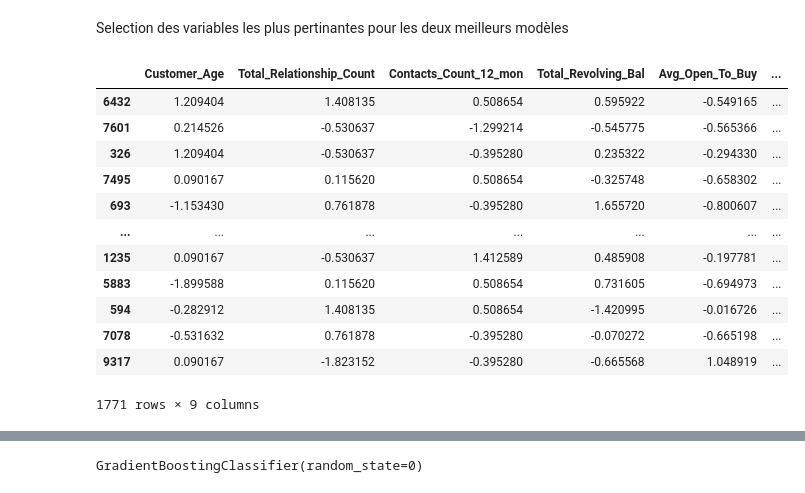
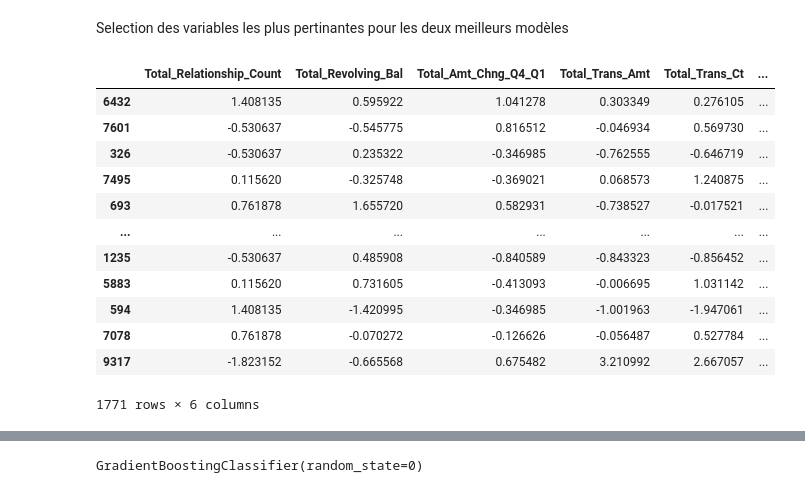
Before and after one commit to kocice/churn-prediction, a Jupyter notebook: banque.ipynb, the cells around one changed output, grey strips where cells are left out. Drawn from its saved outputs; the diff is of its cells as text; code cells hidden in the pictures.

```diff
--- a/banque.ipynb
+++ b/banque.ipynb
@@ -10,5 +10,5 @@ data = pd.read_csv(fichier_url, sep=";", na_values="Unknown")
 # %%
 df = data.copy()
 # %%
-df.drop('CLIENTNUM', 1, inplace=True)
+df.drop('CLIENTNUM', axis=1, inplace=True)
 # %%
@@ -64,6 +68,6 @@ Ratio de ligne manquante: 30.07800928211711
 # %%
 # Suppresion des données manquantes
-df.drop(index_with_nan, 0, inplace=True)
+df.drop(index_with_nan, axis=0, inplace=True)
 df.shape[0]
 # %% [output]
 7081
@@ -321,3 +325,8 @@ et le `recall` de bien classé pour ***la modalité positive***
 Le Modèle SVM n'arrive pas à avoir de bonne performance
 # %% [markdown]
 ## Feature selection
+# %%
+gd_boost.fit(X_train, Y_train)
+ypred_gd_boost = model.predict(X_test)
+model_boost.fit(X_train, Y_train)
+ypred_model_boost = model.predict(X_test)
@@ -340,7 +351,7 @@ pd.DataFrame(model_boost.feature_importances_, index=X_train.columns).plot.bar(f
 <matplotlib.axes._subplots.AxesSubplot at 0x...>
 [figure]
 # %%
-feature_model_boost = pd.DataFrame(model_boost.feature_importances_, index=X_train.columns)
-best_data1 = feature_model_boost.T
+feature_gd_boost = pd.DataFrame(gd_boost.feature_importances_, index=X_train.columns)
+best_data1 = feature_gd_boost.T
 b = pd.DataFrame(best_data1>=0.04)
-b[b == True].dropna(1)
+b = b[b == True].dropna(1)
@@ -366,20 +381,20 @@ Index(['Customer_Age', 'Total_Relationship_Count', 'Contacts_Count_12_mon',
 # %% [markdown]
 Selection des variables les plus pertinantes pour les deux meilleurs modèles
 # %%
-X_train = X_train[a.columns]
-X_test = X_test[a.columns]
+X_train = X_train[b.columns]
+X_test = X_test[b.columns]
 X_test
 # %% [output]
-|  | Customer_Age | Total_Relationship_Count | Contacts_Count_12_mon | Total_Revolving_Bal | Avg_Open_To_Buy | ... |
-| 6432 | 1.209404 | 1.408135 | 0.508654 | 0.595922 | -0.549165 | ... |
-| 7601 | 0.214526 | -0.530637 | -1.299214 | -0.545775 | -0.565366 | ... |
-| 326 | 1.209404 | -0.530637 | -0.395280 | 0.235322 | -0.294330 | ... |
-| 7495 | 0.090167 | 0.115620 | 0.508654 | -0.325748 | -0.658302 | ... |
-| 693 | -1.153430 | 0.761878 | -0.395280 | 1.655720 | -0.800607 | ... |
+|  | Total_Relationship_Count | Total_Revolving_Bal | Total_Amt_Chng_Q4_Q1 | Total_Trans_Amt | Total_Trans_Ct | ... |
+| 6432 | 1.408135 | 0.595922 | 1.041278 | 0.303349 | 0.276105 | ... |
+| 7601 | -0.530637 | -0.545775 | 0.816512 | -0.046934 | 0.569730 | ... |
+| 326 | -0.530637 | 0.235322 | -0.346985 | -0.762555 | -0.646719 | ... |
+| 7495 | 0.115620 | -0.325748 | -0.369021 | 0.068573 | 1.240875 | ... |
+| 693 | 0.761878 | 1.655720 | 0.582931 | -0.738527 | -0.017521 | ... |
 | ... | ... | ... | ... | ... | ... | ... |
-| 1235 | 0.090167 | -0.530637 | 1.412589 | 0.485908 | -0.197781 | ... |
-| 5883 | -1.899588 | 0.115620 | 0.508654 | 0.731605 | -0.694973 | ... |
-| 594 | -0.282912 | 1.408135 | 0.508654 | -1.420995 | -0.016726 | ... |
-| 7078 | -0.531632 | 0.761878 | -0.395280 | -0.070272 | -0.665198 | ... |
-| 9317 | 0.090167 | -1.823152 | -0.395280 | -0.665568 | 1.048919 | ... |
+| 1235 | -0.530637 | 0.485908 | -0.840589 | -0.843323 | -0.856452 | ... |
+| 5883 | 0.115620 | 0.731605 | -0.413093 | -0.006695 | 1.031142 | ... |
+| 594 | 1.408135 | -1.420995 | -0.346985 | -1.001963 | -1.947061 | ... |
+| 7078 | 0.761878 | -0.070272 | -0.126626 | -0.056487 | 0.527784 | ... |
+| 9317 | -1.823152 | -0.665568 | 0.675482 | 3.210992 | 2.667057 | ... |
-1771 rows × 9 columns
+1771 rows × 6 columns
```
Also changed, not shown: parts of 27 cells of this notebook.
